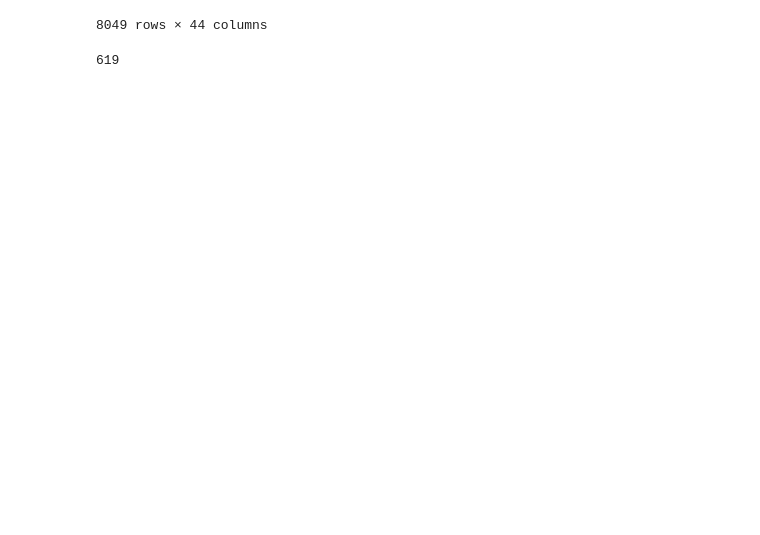
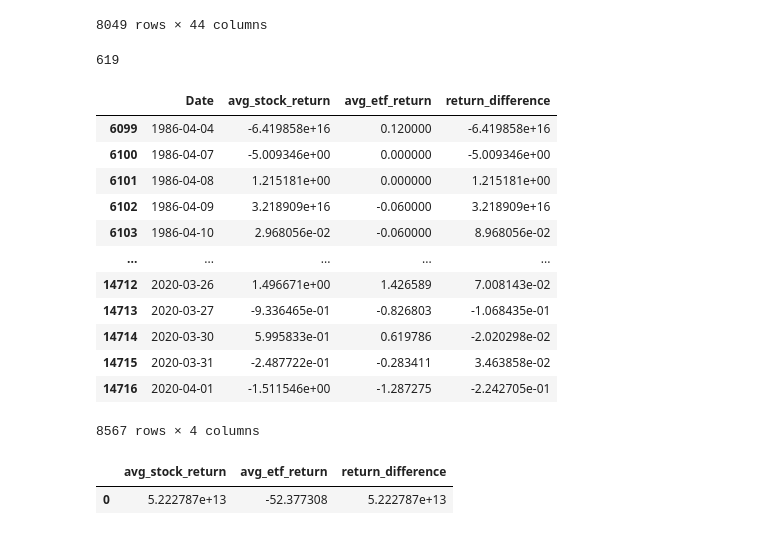
Before and after one commit to york-june-ets/gsharrow-market-etl, a Jupyter notebook: Gsharrow-market-etl.ipynb, the cells around one changed output. Cells and saved outputs as stored; diff of their text form; code cells hidden in the pictures; blank space fills up the shorter version.

```diff
--- a/Gsharrow-market-etl.ipynb
+++ b/Gsharrow-market-etl.ipynb
@@ -514,3 +514,35 @@ with engine.begin() as conn:
 profiling_report.to_sql('profiling_report', engine, if_exists='append', index=False)
 # %% [output]
 619
+# %%
+# Part 3.a
+
+query = """
+SELECT
+    dp."Date",
+    AVG(CASE WHEN t."ETF" = 'N' THEN dp."Daily Return" END) AS avg_stock_return,
+    AVG(CASE WHEN t."ETF" = 'Y' THEN dp."Daily Return" END) AS avg_etf_return,
+    AVG(CASE WHEN t."ETF" = 'N' THEN dp."Daily Return" END) - AVG(CASE WHEN t."ETF" = 'Y' THEN dp."Daily Return" END) AS return_difference
+FROM daily_prices dp
+JOIN tickers t ON dp."Symbol" = t."NASDAQ Symbol"
+GROUP BY dp."Date"
+Order by dp."Date";
+"""
+# %%
+daily_returns = pd.read_sql(query, engine)
+daily_returns = daily_returns.dropna()
+daily_returns
+# %% [output]
+|  | Date | avg_stock_return | avg_etf_return | return_difference |
+| 6099 | 1986-04-04 | -6.419858e+16 | 0.120000 | -6.419858e+16 |
+| 6100 | 1986-04-07 | -5.009346e+00 | 0.000000 | -5.009346e+00 |
+| 6101 | 1986-04-08 | 1.215181e+00 | 0.000000 | 1.215181e+00 |
+| 6102 | 1986-04-09 | 3.218909e+16 | -0.060000 | 3.218909e+16 |
+| 6103 | 1986-04-10 | 2.968056e-02 | -0.060000 | 8.968056e-02 |
+| ... | ... | ... | ... | ... |
+| 14712 | 2020-03-26 | 1.496671e+00 | 1.426589 | 7.008143e-02 |
+| 14713 | 2020-03-27 | -9.336465e-01 | -0.826803 | -1.068435e-01 |
+| 14714 | 2020-03-30 | 5.995833e-01 | 0.619786 | -2.020298e-02 |
+| 14715 | 2020-03-31 | -2.487722e-01 | -0.283411 | 3.463858e-02 |
+| 14716 | 2020-04-01 | -1.511546e+00 | -1.287275 | -2.242705e-01 |
+8567 rows × 4 columns
@@ -516,0 +558,7 @@ profiling_report.to_sql('profiling_report', engine, if_exists='append', index=Fa
+# %%
+# Part 3.A Finish
+daily_returns_overall = pd.read_sql(query_1, engine)
+daily_returns_overall
+# %% [output]
+|  | avg_stock_return | avg_etf_return | return_difference |
+| 0 | 5.222787e+13 | -52.377308 | 5.222787e+13 |
```
Also changed, not shown: parts of 8 cells of this notebook.
